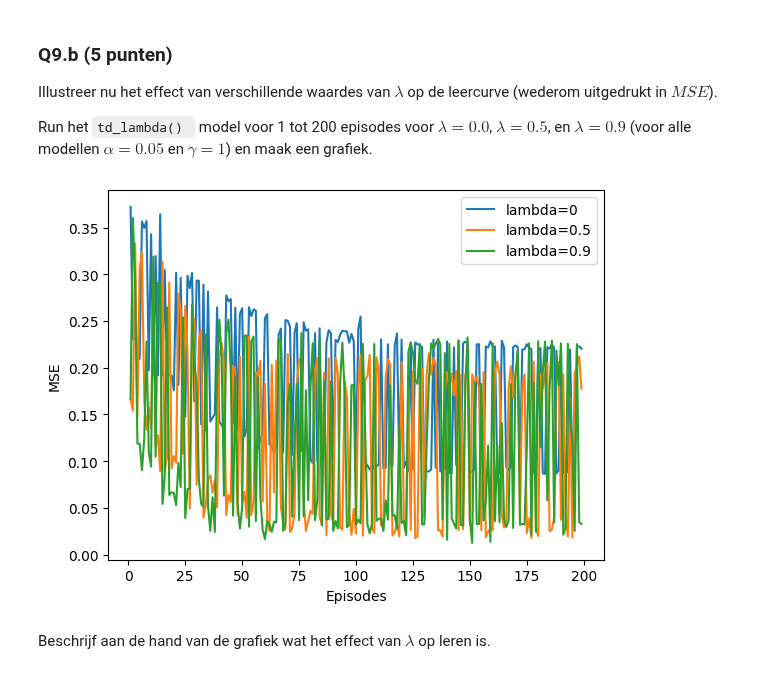
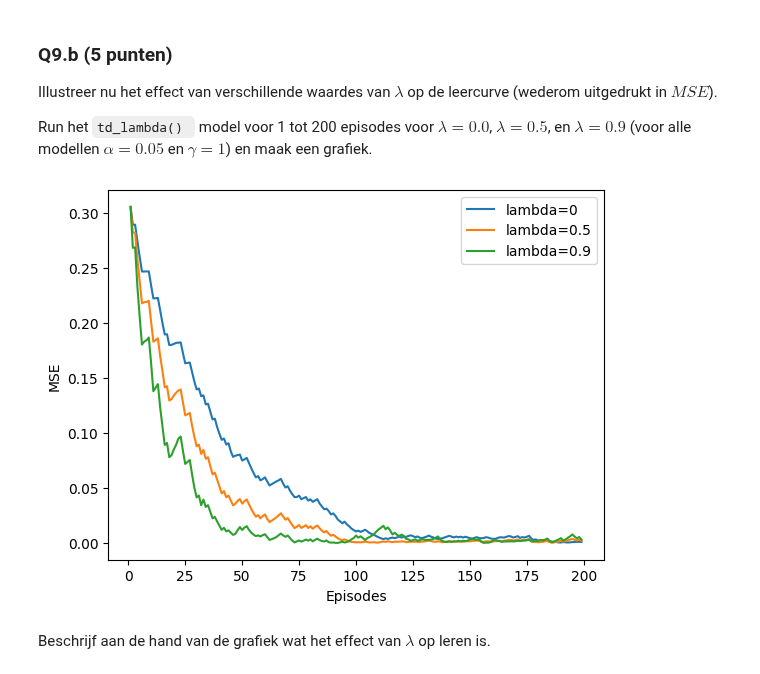
Before and after one commit to YorbenKoolhaas/cogmod, a Jupyter notebook: hw1/Assignment_1.ipynb, the cells around one changed output. Saved outputs shown, nothing was run; the diff lists cells and outputs as text; code cells hidden in the pictures.

```diff
--- a/hw1/Assignment_1.ipynb
+++ b/hw1/Assignment_1.ipynb
@@ -680,9 +680,9 @@ Gebruikmakende van de $MSE$ functie die je hieronder gaat schrijven, kunnen we o
 
 Schrijf nu een functie `MSE()` die de mean squared error berekent tussen de berekende verwachte waardes en de analytisch bepaalde verwachte waardes. Roep de functie `td_zero()` meerdere keren aan in een loop, elke keer met een ander aantal episodes (oplopend). Bereken dan telkens $MSE$, zodat je de veranderingen in $MSE$ per aantal episodes kan volgen. Nu kan je verschillende leercurves met elkaar vergelijken. Als het goed is wordt elke episode de verwachte waarde van de states beter benaderd, en wordt de $MSE$ dus steeds kleiner. Overigens hebben we ook te maken met toeval vanwege de muntworpen, dus er zou wel een daling in $MSE$ zichtbaar moeten zijn, maar er zal ook sprake zijn van ruis.
 # %%
-def MSE(Vt):
+def MSE(V):
     correct = np.array([1/6, 2/6, 3/6, 4/6, 5/6])
-    return np.mean((Vt - correct)**2)
+    return np.mean((V - correct)**2)
 # %% [markdown]
 * Plot de leercurves voor $\alpha = 0.75$ en $\alpha = 0.15$ voor 1 tot 100 episodes in dezelfde grafiek ($\gamma=1$).
 # %%
@@ -693,13 +693,14 @@ mses1 = []
 mses2 = []
 
 for episodes in range(begin, end):
+
     random.seed(42)
+    V = td_zero(0.75, 1, episodes)
+    mses1.append(MSE(V))
 
-    Vt = td_zero(0.75, 1, episodes)
-    mses1.append(MSE(Vt))
-
-    Vt = td_zero(0.15, 1, episodes)
-    mses2.append(MSE(Vt))
+    random.seed(42)
+    V = td_zero(0.15, 1, episodes)
+    mses2.append(MSE(V))
 
 plt.plot(range(begin, end), mses1, label='alpha=0.75')
 plt.plot(range(begin, end), mses2, label='alpha=0.15')
@@ -861,23 +862,23 @@ Run het `td_lambda() ` model voor 1 tot 200 episodes voor $\lambda=0.0$, $\lambd
 # %%
 lambdas = [0, 0.5, 0.9]
 
 for lambd in lambdas:
     mses = []
 
     for episodes in range(1, 200):
-        # random.seed(42)
+        random.seed(42)
         V = td_lambda(0.05, 1, episodes, lambd)
-        mses.append(MSE(V))
+        mses.append(MSE(V[0]))
 
     plt.plot(range(1, 200), mses, label=f'lambda={lambd}')
 
 plt.legend()
 plt.xlabel('Episodes')
 plt.ylabel('MSE')
 
 plt.show()
 # %% [output]
-[figure, old version]
+[figure, new version]
 # %% [markdown]
 Beschrijf aan de hand van de grafiek wat het effect van $\lambda$ op leren is.
 # %% [markdown]
```
Also changed, not shown: parts of 2 cells of this notebook.
